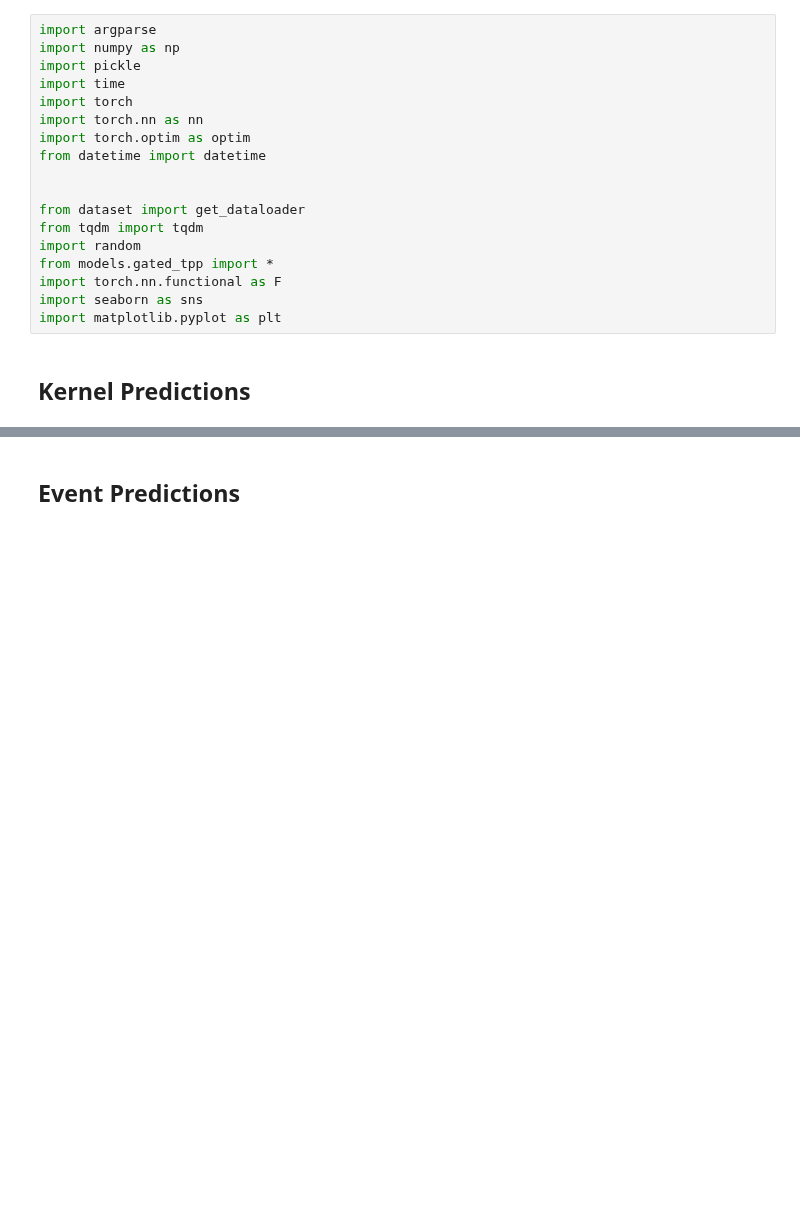
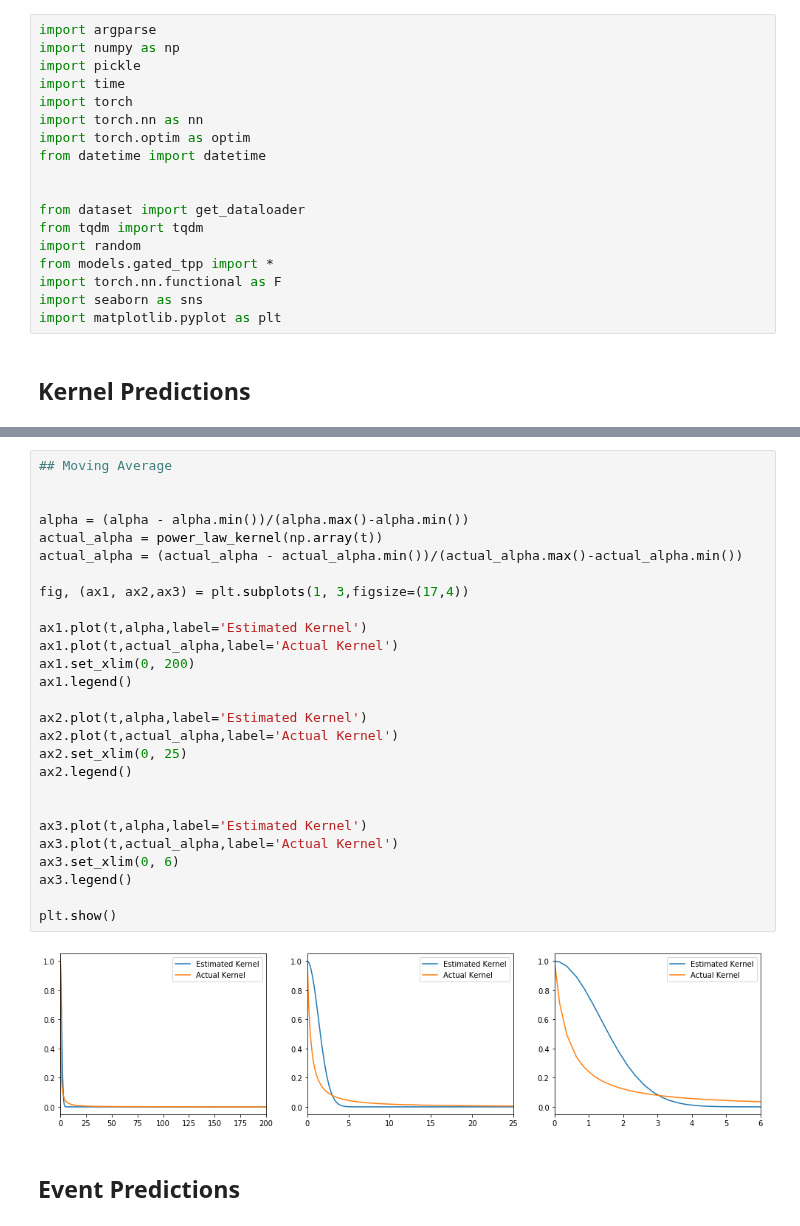
Before and after one commit to yamacisik/gated_kernel_tpp, a Jupyter notebook: dev_notebook.ipynb, the cells around one changed output, grey strips where cells are left out. Saved outputs shown, nothing was run; the diff lists cells and outputs as text; blank space fills up the shorter version.

```diff
--- a/dev_notebook.ipynb
+++ b/dev_notebook.ipynb
@@ -104,3 +240,32 @@ plt.xlim(0, 10)
+# %%
+## Moving Average
+
+
+alpha = (alpha - alpha.min())/(alpha.max()-alpha.min())
+actual_alpha = power_law_kernel(np.array(t))
+actual_alpha = (actual_alpha - actual_alpha.min())/(actual_alpha.max()-actual_alpha.min())
+
+fig, (ax1, ax2,ax3) = plt.subplots(1, 3,figsize=(17,4))
+
+ax1.plot(t,alpha,label='Estimated Kernel')
+ax1.plot(t,actual_alpha,label='Actual Kernel')
+ax1.set_xlim(0, 200)
+ax1.legend()
+
+ax2.plot(t,alpha,label='Estimated Kernel')
+ax2.plot(t,actual_alpha,label='Actual Kernel')
+ax2.set_xlim(0, 25)
+ax2.legend()
+
+
+ax3.plot(t,alpha,label='Estimated Kernel')
+ax3.plot(t,actual_alpha,label='Actual Kernel')
+ax3.set_xlim(0, 6)
+ax3.legend()
+
+plt.show()
+# %% [output]
+[figure, added]
 # %% [markdown]
 ## Event Predictions
 # %% [markdown]
```
Also changed, not shown: parts of 37 cells of this notebook, 4 other files.
